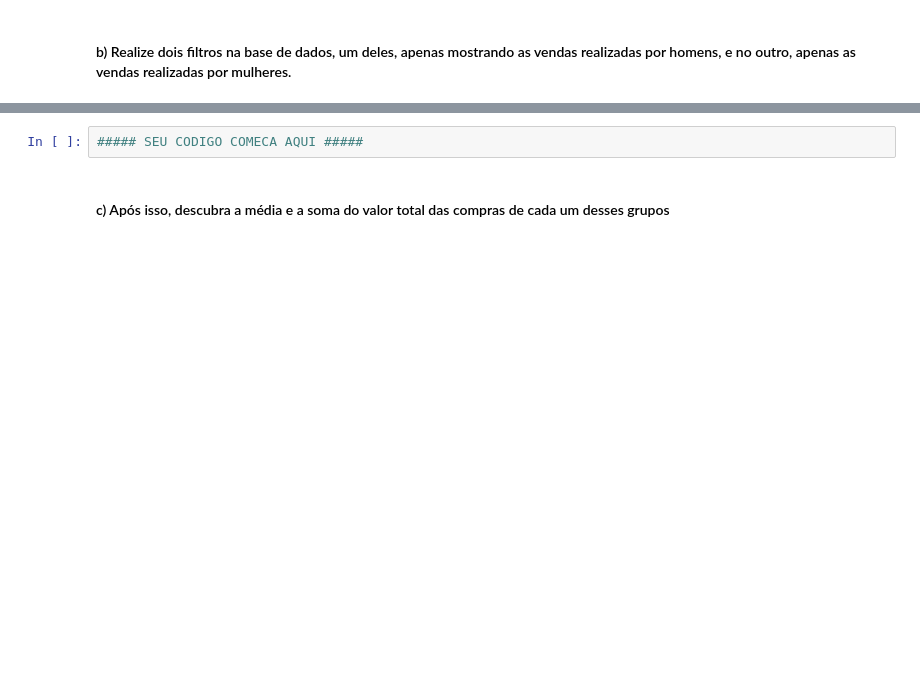
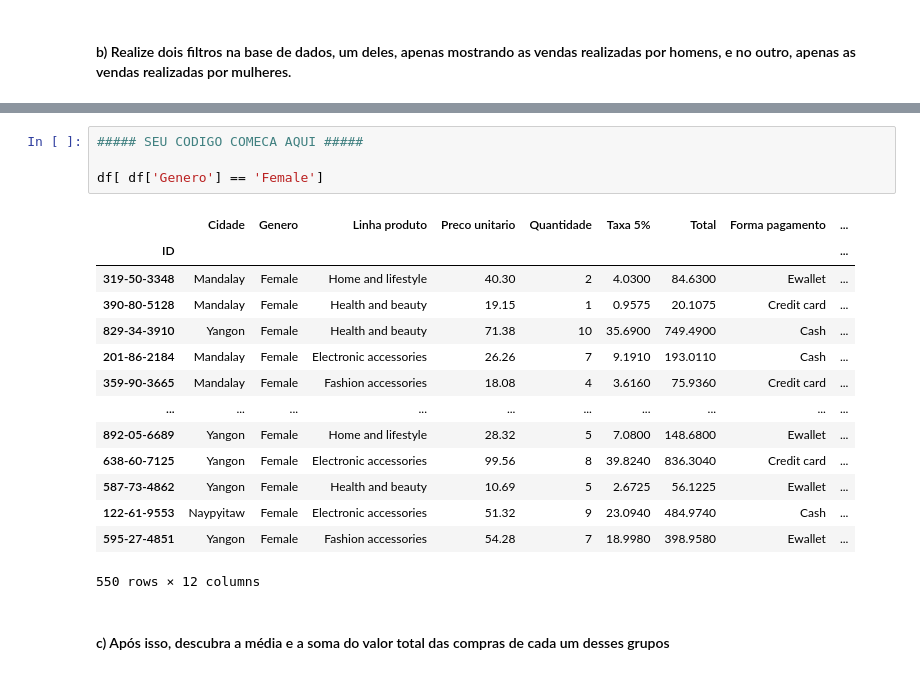
Before and after one commit to vitor-tatiama/CursoPython-Grupo2, a Jupyter notebook: Grupo/Lista6_Pandas.ipynb, the cells around one changed output, grey strips where cells are left out. Cells and saved outputs as stored; diff of their text form; blank space fills up the shorter version.

```diff
--- a/Grupo/Lista6_Pandas.ipynb
+++ b/Grupo/Lista6_Pandas.ipynb
@@ -95,5 +139,22 @@ menor_valor
 # %%
 ##### SEU CODIGO COMECA AQUI #####
+
+df[ df['Genero'] == 'Female']
+# %% [output]
+|  | Cidade | Genero | Linha produto | Preco unitario | Quantidade | Taxa 5% | Total | Forma pagamento | ... |
+| ID |  |  |  |  |  |  |  |  | ... |
+| 319-50-3348 | Mandalay | Female | Home and lifestyle | 40.30 | 2 | 4.0300 | 84.6300 | Ewallet | ... |
+| 390-80-5128 | Mandalay | Female | Health and beauty | 19.15 | 1 | 0.9575 | 20.1075 | Credit card | ... |
+| 829-34-3910 | Yangon | Female | Health and beauty | 71.38 | 10 | 35.6900 | 749.4900 | Cash | ... |
+| 201-86-2184 | Mandalay | Female | Electronic accessories | 26.26 | 7 | 9.1910 | 193.0110 | Cash | ... |
+| 359-90-3665 | Mandalay | Female | Fashion accessories | 18.08 | 4 | 3.6160 | 75.9360 | Credit card | ... |
+| ... | ... | ... | ... | ... | ... | ... | ... | ... | ... |
+| 892-05-6689 | Yangon | Female | Home and lifestyle | 28.32 | 5 | 7.0800 | 148.6800 | Ewallet | ... |
+| 638-60-7125 | Yangon | Female | Electronic accessories | 99.56 | 8 | 39.8240 | 836.3040 | Credit card | ... |
+| 587-73-4862 | Yangon | Female | Health and beauty | 10.69 | 5 | 2.6725 | 56.1225 | Ewallet | ... |
+| 122-61-9553 | Naypyitaw | Female | Electronic accessories | 51.32 | 9 | 23.0940 | 484.9740 | Cash | ... |
+| 595-27-4851 | Yangon | Female | Fashion accessories | 54.28 | 7 | 18.9980 | 398.9580 | Ewallet | ... |
+550 rows × 12 columns
 # %% [markdown]
 #### c) Após isso, descubra a média e a soma do valor total das compras de cada um desses grupos
 # %%
```
Also changed, not shown: parts of 16 cells of this notebook.
